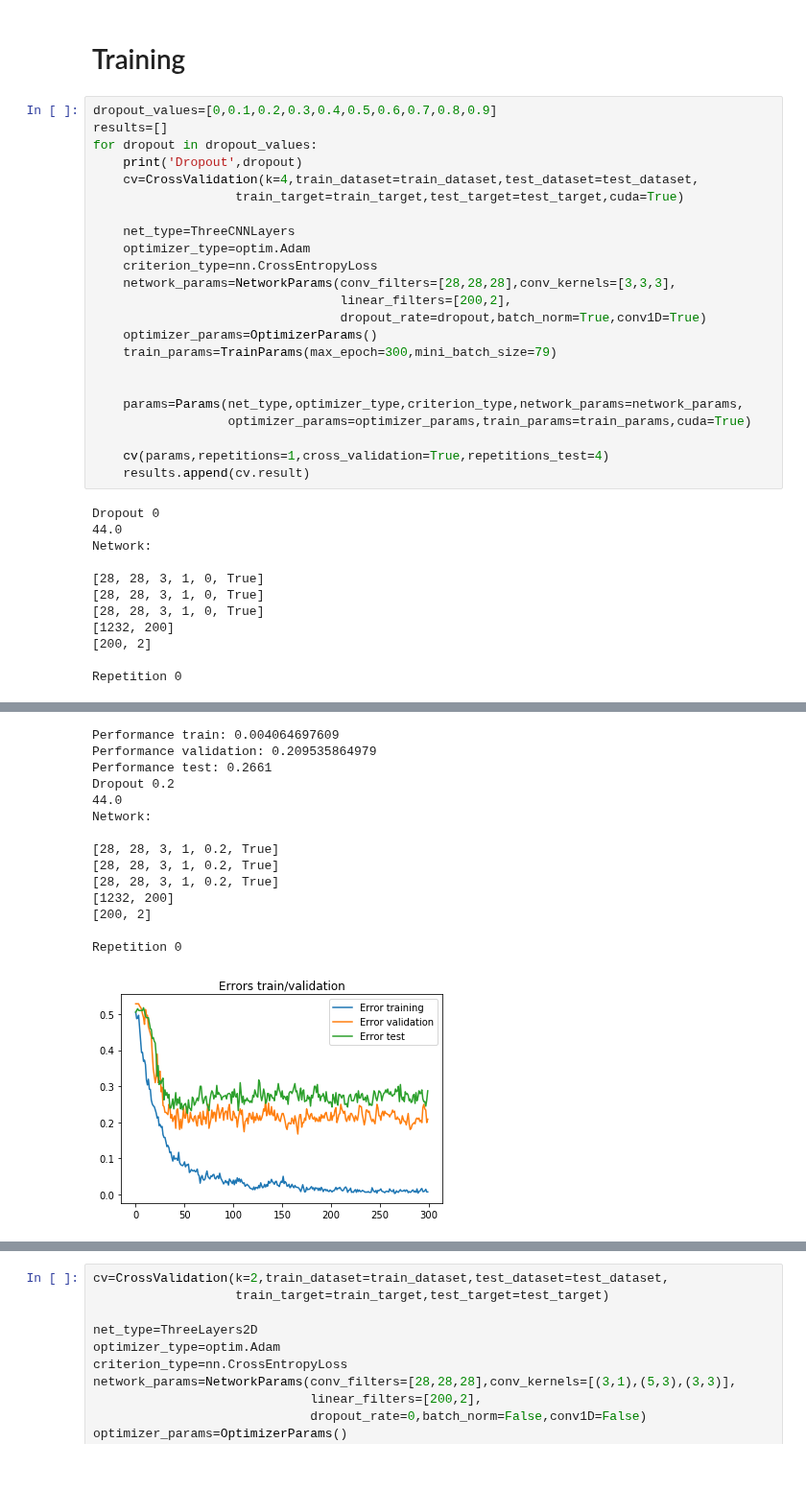
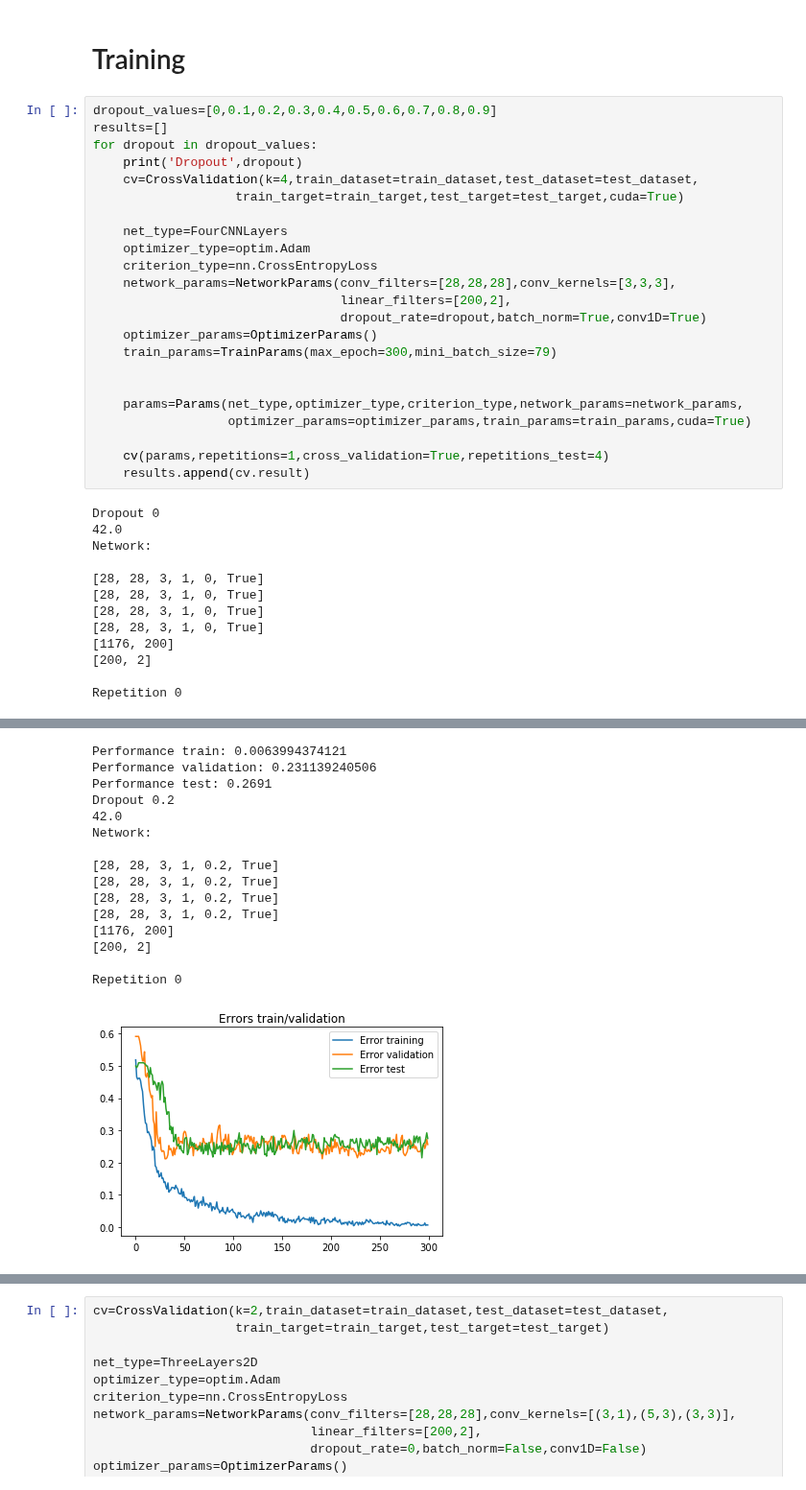
Before and after one commit to deatinor/EEG, a Jupyter notebook: stefano/models_pc2.ipynb, the cells around one changed output, grey strips where cells are left out. Shown at 96% size. Drawn from its saved outputs; the diff is of its cells as text.

```diff
--- a/stefano/models_pc2.ipynb
+++ b/stefano/models_pc2.ipynb
@@ -81,7 +81,7 @@ for dropout in dropout_values:
     cv=CrossValidation(k=4,train_dataset=train_dataset,test_dataset=test_dataset,
                    train_target=train_target,test_target=test_target,cuda=True)
 
-    net_type=ThreeCNNLayers
+    net_type=FourCNNLayers
     optimizer_type=optim.Adam
     criterion_type=nn.CrossEntropyLoss
     network_params=NetworkParams(conv_filters=[28,28,28],conv_kernels=[3,3,3],
@@ -98,13 +98,14 @@ for dropout in dropout_values:
     results.append(cv.result)
 # %% [output]
 Dropout 0
-44.0
+42.0
 Network:
 
 [28, 28, 3, 1, 0, True]
 [28, 28, 3, 1, 0, True]
 [28, 28, 3, 1, 0, True]
-[1232, 200]
+[28, 28, 3, 1, 0, True]
+[1176, 200]
 [200, 2]
 
 Repetition 0
@@ -127,15 +129,16 @@ Repetition 0
-Performance train: 0.004064697609
-Performance validation: 0.209535864979
-Performance test: 0.2661
+Performance train: 0.0063994374121
+Performance validation: 0.231139240506
+Performance test: 0.2691
 Dropout 0.2
-44.0
+42.0
 Network:
 
 [28, 28, 3, 1, 0.2, True]
 [28, 28, 3, 1, 0.2, True]
 [28, 28, 3, 1, 0.2, True]
-[1232, 200]
+[28, 28, 3, 1, 0.2, True]
+[1176, 200]
 [200, 2]
 
 Repetition 0
-[figure, old version]
+[figure, new version]
```
Also changed, not shown: parts of 3 cells of this notebook, 10 other files.
